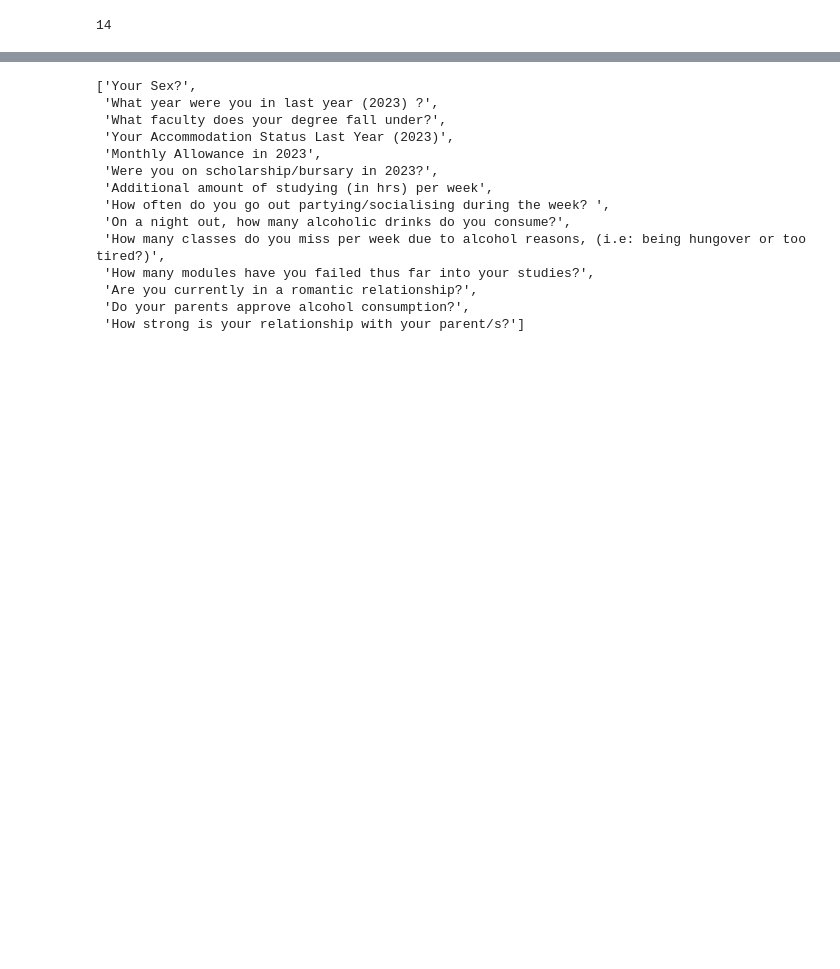
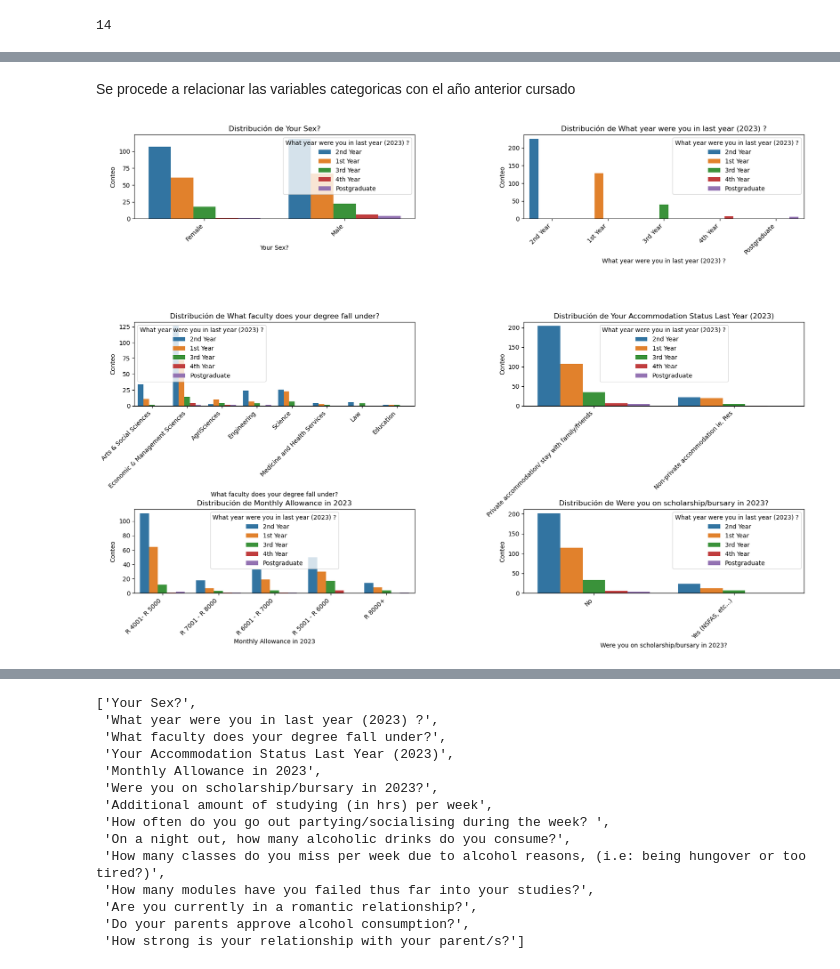
Before and after one commit to rhynzler/trabajo-final-aprendizaje-supervisado, a Jupyter notebook: supervisadoact 2.ipynb, the cells around one changed output, grey strips where cells are left out. Cells and saved outputs as stored; diff of their text form; code cells hidden in the pictures; blank space fills up the shorter version.

```diff
--- a/supervisadoact 2.ipynb
+++ b/supervisadoact 2.ipynb
@@ -786,0 +389,24 @@ Preparación de Datos para el Modelo
+# %% [markdown]
+Se procede a relacionar las variables categoricas con el año anterior cursado
+# %%
+
+# Suprimir todos los warnings
+warnings.filterwarnings('ignore')
+
+# Configuración de la figura y la cuadrícula de subgráficas
+fig, axes = plt.subplots(3, 2, figsize=(20, 15))  # Ajusta el tamaño según sea necesario
+fig.tight_layout(pad=15.0)  # Ajusta el espaciado entre subgráficas
+
+for i, var in enumerate(grupo_uno):
+    row = i // 2
+    col = i % 2
+    ax = axes[row, col]
+    if var in df.columns:
+        sns.countplot(x=var, hue=columnas_categoricas[1], data=df, ax=ax)
+        ax.set_title(f'Distribución de {var}')
+        ax.set_ylabel("Conteo")
+        ax.set_xticklabels(ax.get_xticklabels(), rotation=45, ha='right')
+
+plt.show()
+# %% [output]
+[figure, added]
```
Also changed, not shown: parts of 114 cells of this notebook.
